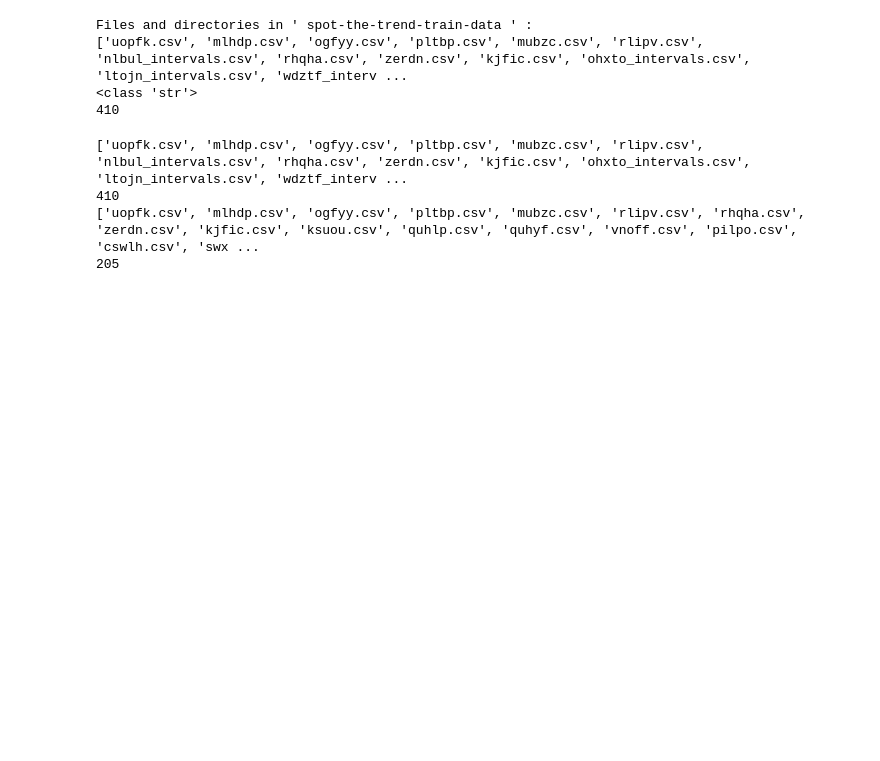
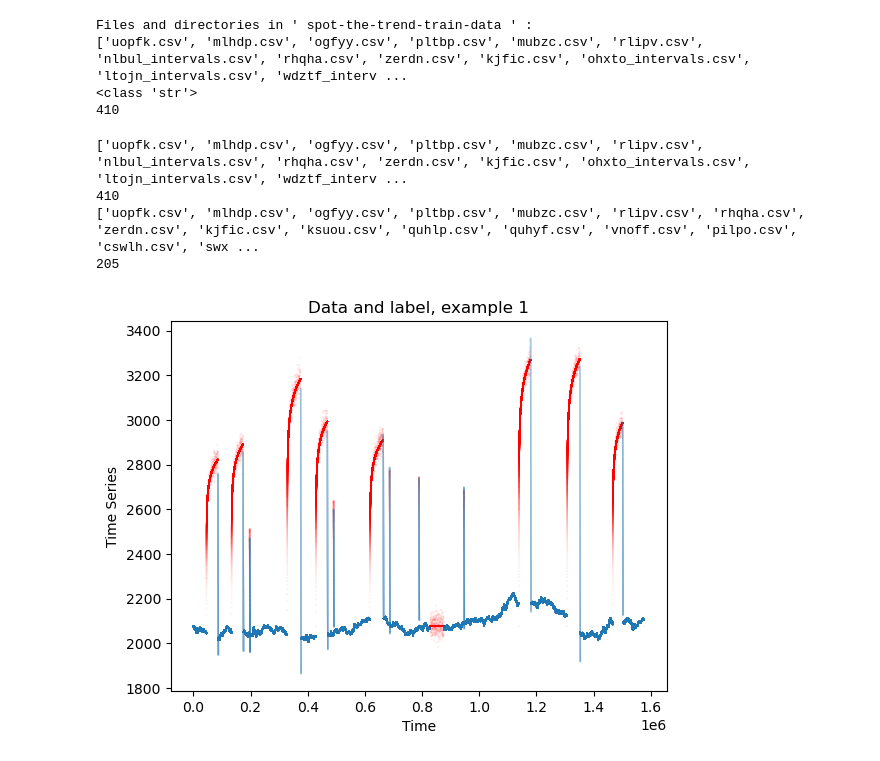
Before and after one commit to Ultimas/FirstShotOil, a Jupyter notebook: spot-the-trend-starter-notebook/data-visualisation.ipynb, the cells around one changed output. Drawn from its saved outputs; the diff is of its cells as text; code cells hidden in the pictures; blank space fills up the shorter version.

Commit message:
data visualization and matrix

```diff
--- a/spot-the-trend-starter-notebook/data-visualisation.ipynb
+++ b/spot-the-trend-starter-notebook/data-visualisation.ipynb
@@ -31,3 +31,15 @@ print(len(train_dir))
 410
 ['uopfk.csv', 'mlhdp.csv', 'ogfyy.csv', 'pltbp.csv', 'mubzc.csv', 'rlipv.csv', 'rhqha.csv', 'zerdn.csv', 'kjfic.csv', 'ksuou.csv', 'quhlp.csv', 'quhyf.csv', 'vnoff.csv', 'pilpo.csv', 'cswlh.csv', 'swx ...
 205
+# %%
+intervals = []
+for file in train_dir:
+    interval = file.replace('.csv','_intervals.csv')
+    label = pd.read_csv("spot-the-trend-train-data/" + interval)
+    label = list(zip(label.start,label.stop))
+    example1 = pd.read_csv("spot-the-trend-train-data/" + file ,sep="\t")
+    example1 = example1[['time','y']]
+    plot_well(label,example1,title="Data and label",s=0.001)
+    break
+# %% [output]
+[figure, added]
```
Also changed, not shown: parts of 1 cell of this notebook, 1 other file.
